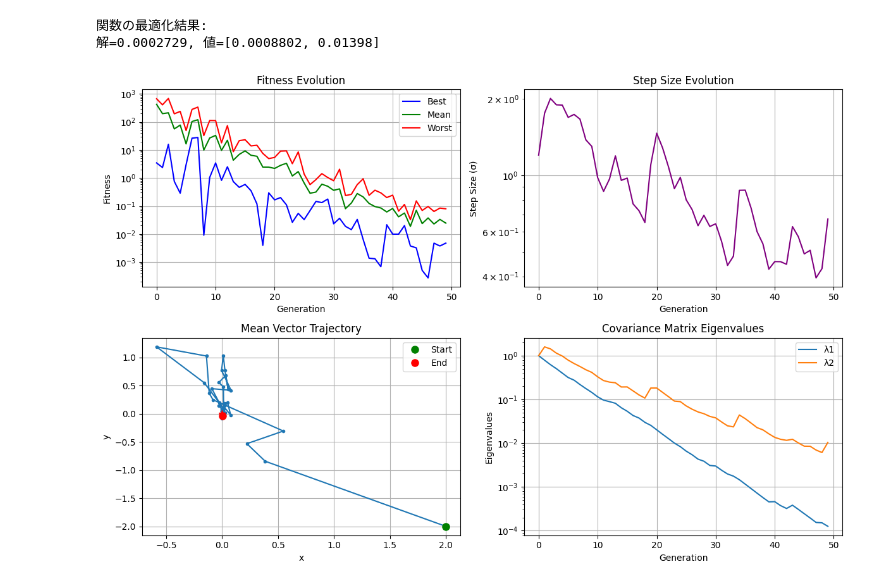
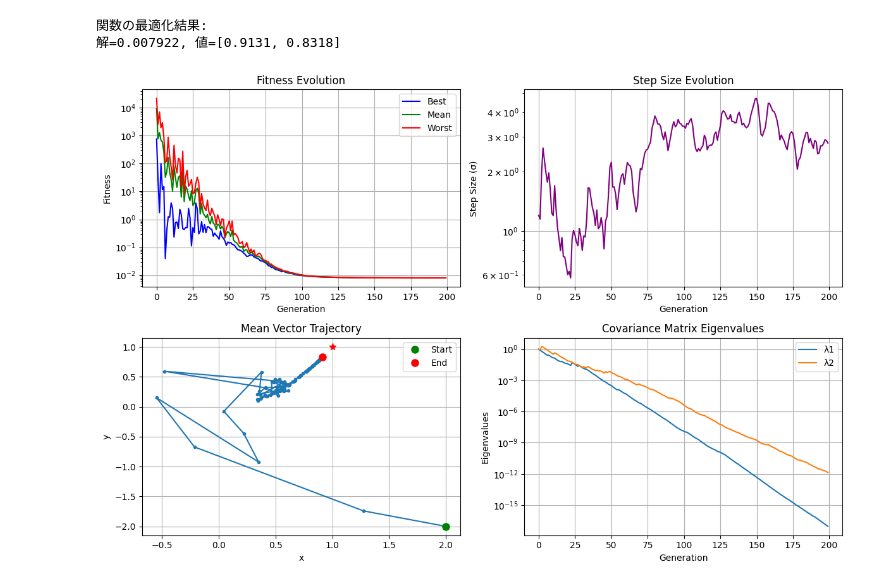
Before and after one commit to no2ca/cmaes-experimental, a Jupyter notebook: cma_es.ipynb, the cells around one changed output. Saved outputs shown, nothing was run; the diff lists cells and outputs as text; code cells hidden in the pictures.

```diff
--- a/cma_es.ipynb
+++ b/cma_es.ipynb
@@ -15,12 +15,12 @@ def rastrigin_func(x, y):
             k += 10 + (n*n - 10 * np.cos(2*np.pi*n))
         return k
 # %%
-cmaes = CMAES(arg_names=["x", "y"], ave_vec=[2, -2], max_iter=50, sigma=1.2)
-loss, value = cmaes.opt(ellipsoidal)
+cmaes = CMAES(arg_names=["x", "y"], ave_vec=[2, -2], max_iter=200, sigma=1.2)
+loss, value = cmaes.opt(rosenbrock)
 
 print(f"関数の最適化結果: \n解={loss:.4}, 値=[{value[0]:.4}, {value[1]:.4}]")
-cmaes.plot_convergence(ans=[0, 0])
+cmaes.plot_convergence(ans=[1, 1])
 # %% [output]
 関数の最適化結果:
-解=0.0002729, 値=[0.0008802, 0.01398]
+解=0.007922, 値=[0.9131, 0.8318]
-[figure, old version]
+[figure, new version]
```
Also changed, not shown: parts of 1 cell of this notebook, 1 other file.
